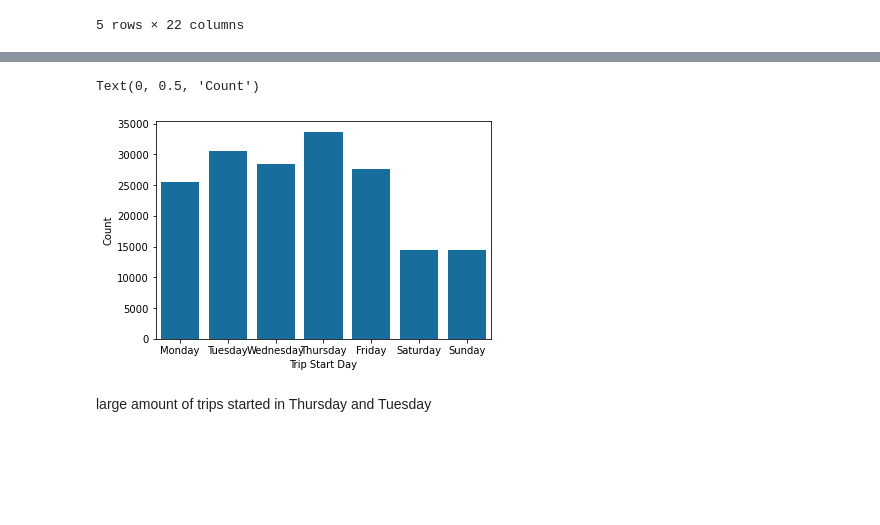
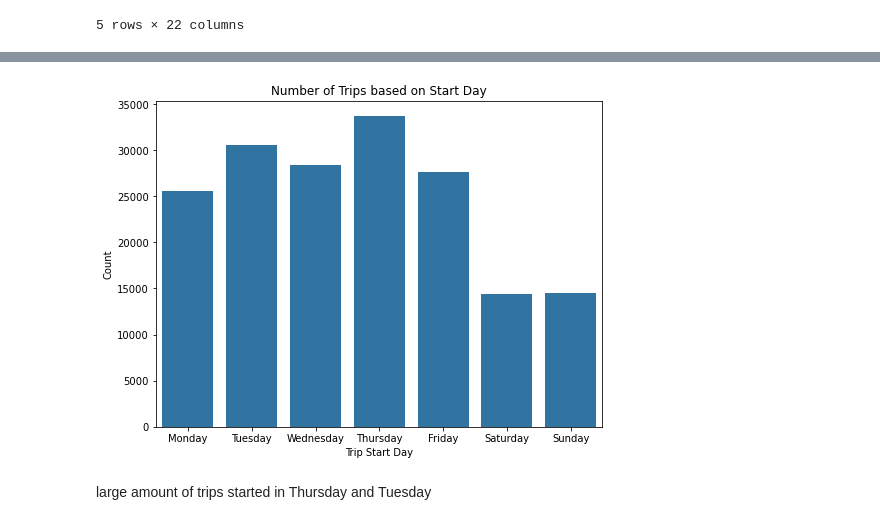
Before and after one commit to mostafaahmedemam/Ford-GoBike-DataSet-Analysis, a Jupyter notebook: fordgobike.ipynb, the cells around one changed output, grey strips where cells are left out. Saved outputs shown, nothing was run; the diff lists cells and outputs as text; code cells hidden in the pictures; blank space fills up the shorter version.

```diff
--- a/fordgobike.ipynb
+++ b/fordgobike.ipynb
@@ -258,14 +272,14 @@ count_plot('start_hour')
 # %%
-
+#make start of days in plot is monday and plot count of start trips each day
 day = ['Monday', 'Tuesday', 'Wednesday', 'Thursday', 'Friday', 'Saturday', 'Sunday']
 weekday = pd.api.types.CategoricalDtype(ordered=True, categories=day)
 bike_ford['start_week'] = bike_ford['start_week'].astype(weekday)
 sb.countplot(data=bike_ford,x='start_week',color=base_color);
 plt.xlabel('Trip Start Day')
 plt.ylabel('Count')
+plt.title('Number of Trips based on Start Day');
 # %% [output]
-Text(0, 0.5, 'Count')
-[figure, old version]
+[figure, new version]
 # %% [markdown]
 large amount of trips started in Thursday and Tuesday
 # %%
```
Also changed, not shown: parts of 40 cells of this notebook, 23 other files.
